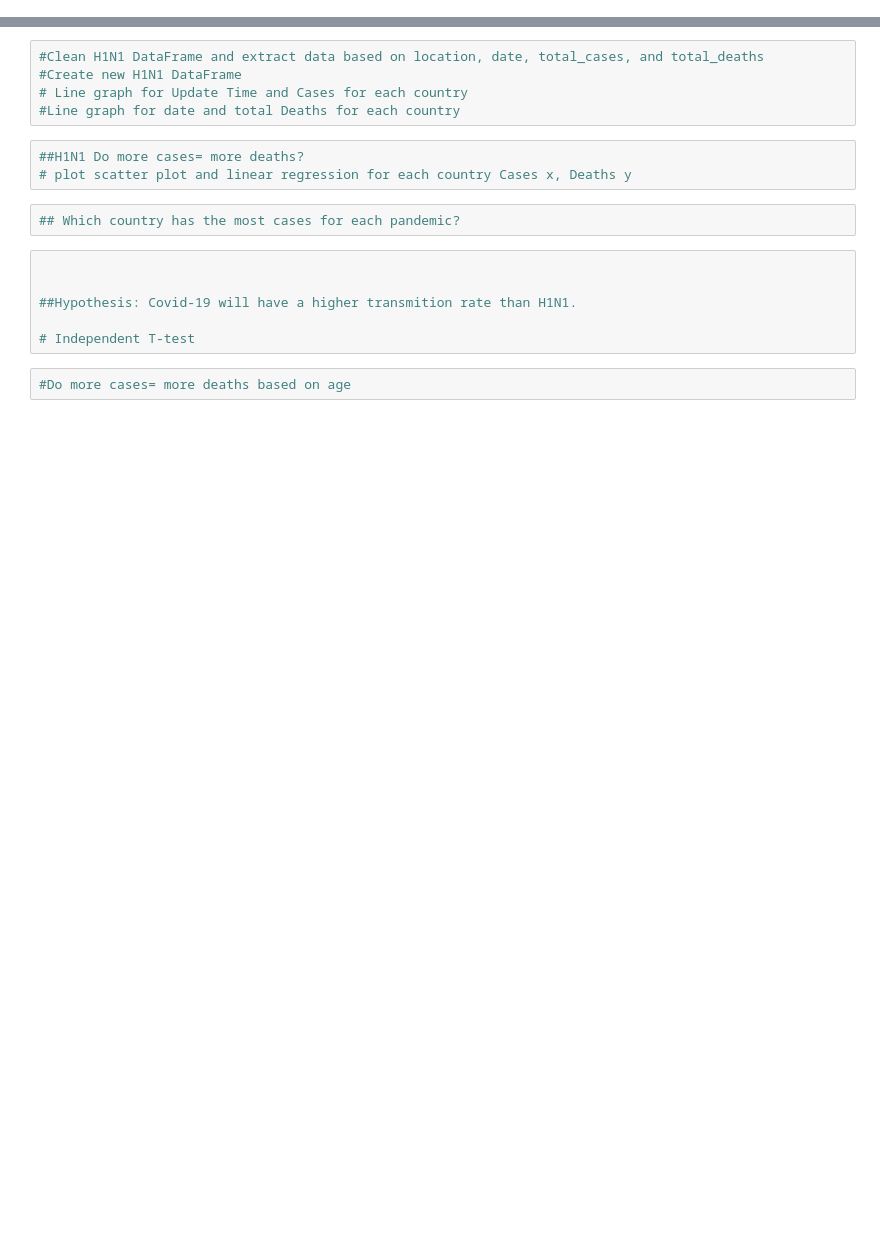
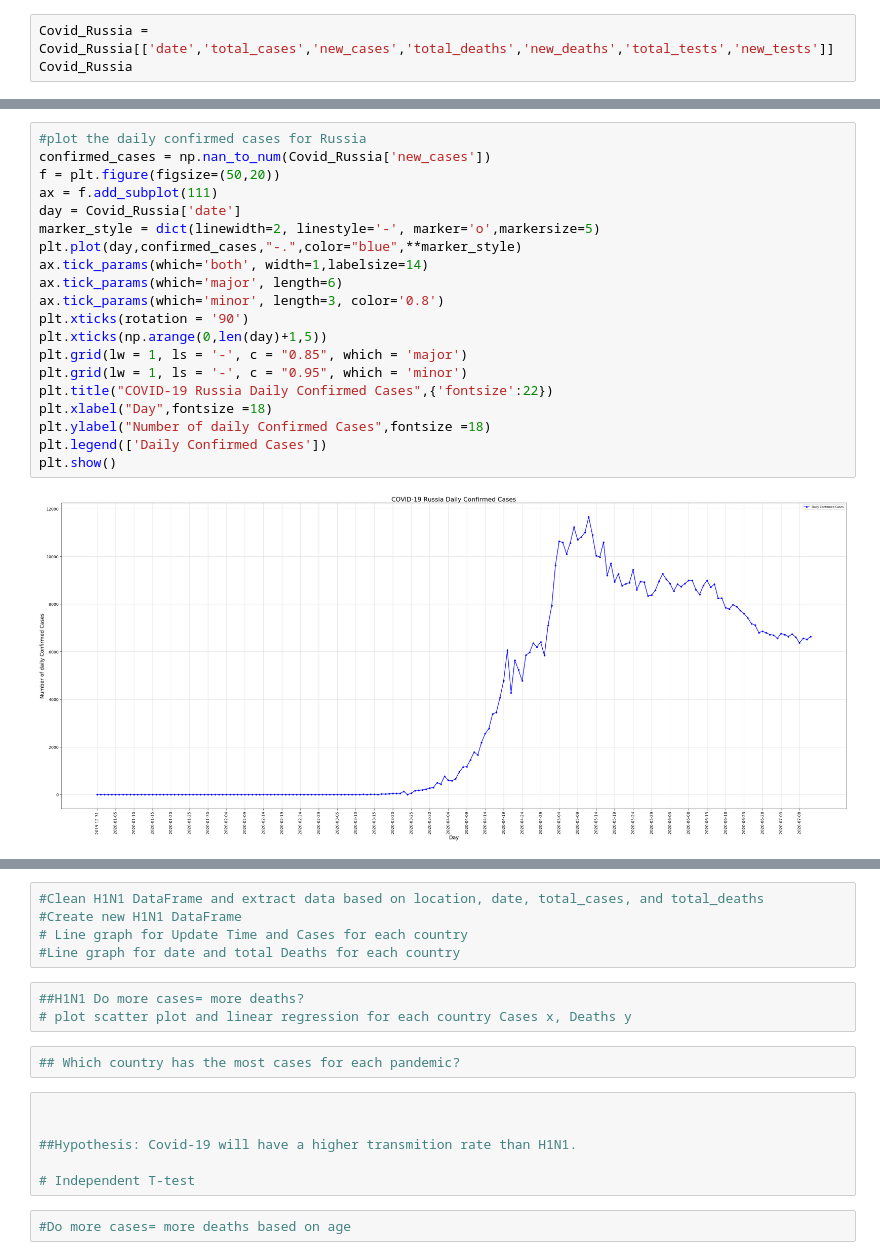
Before and after one commit to Akplesa/viruses, a Jupyter notebook: Untitled.ipynb, the cells around one changed output, grey strips where cells are left out. Saved outputs shown, nothing was run; the diff lists cells and outputs as text; blank space fills up the shorter version.

```diff
--- a/Untitled.ipynb
+++ b/Untitled.ipynb
@@ -40,0 +90,3 @@ COVID_data.loc[COVID_data['iso_code'] == 'EGY']
+# %%
+Covid_Russia = Covid_Russia[['date','total_cases','new_cases','total_deaths','new_deaths','total_tests','new_tests']]
+Covid_Russia
@@ -40,0 +140,22 @@ COVID_data.loc[COVID_data['iso_code'] == 'EGY']
+# %%
+#plot the daily confirmed cases for Russia
+confirmed_cases = np.nan_to_num(Covid_Russia['new_cases'])
+f = plt.figure(figsize=(50,20))
+ax = f.add_subplot(111)
+day = Covid_Russia['date']
+marker_style = dict(linewidth=2, linestyle='-', marker='o',markersize=5)
+plt.plot(day,confirmed_cases,"-.",color="blue",**marker_style)
+ax.tick_params(which='both', width=1,labelsize=14)
+ax.tick_params(which='major', length=6)
+ax.tick_params(which='minor', length=3, color='0.8')
+plt.xticks(rotation = '90')
+plt.xticks(np.arange(0,len(day)+1,5))
+plt.grid(lw = 1, ls = '-', c = "0.85", which = 'major')
+plt.grid(lw = 1, ls = '-', c = "0.95", which = 'minor')
+plt.title("COVID-19 Russia Daily Confirmed Cases",{'fontsize':22})
+plt.xlabel("Day",fontsize =18)
+plt.ylabel("Number of daily Confirmed Cases",fontsize =18)
+plt.legend(['Daily Confirmed Cases'])
+plt.show()
+# %% [output]
+[figure, added]
```
Also changed, not shown: parts of 17 cells of this notebook, 2 other files.
